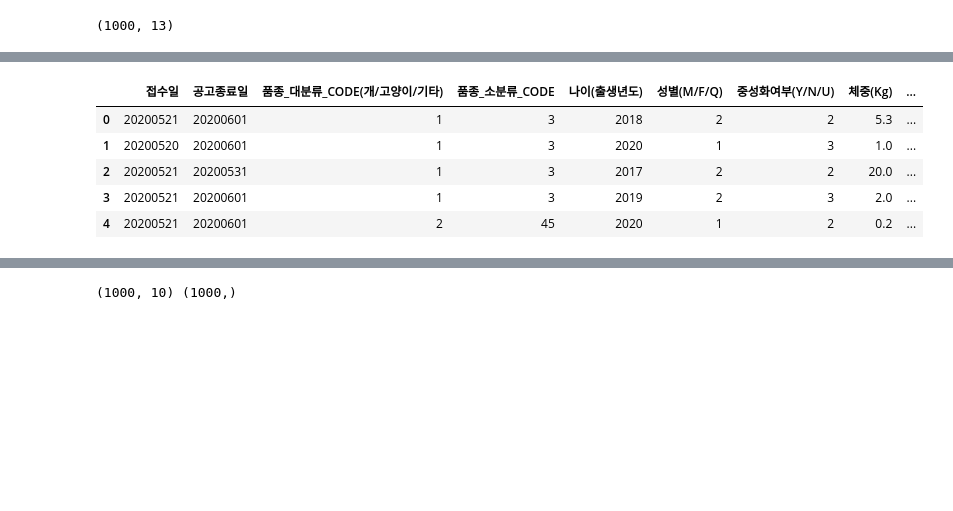
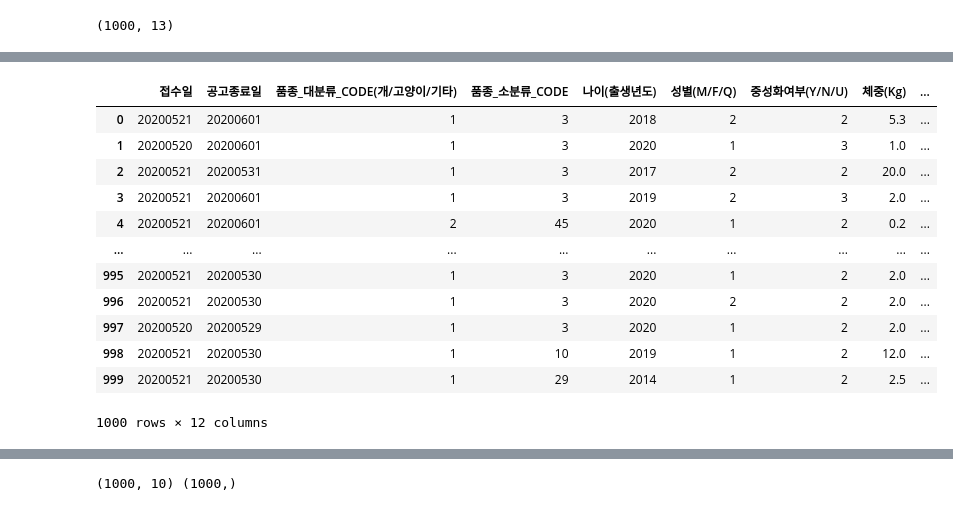
Before and after one commit to minjeong-kim-git/COALA-UNIV, a Jupyter notebook: PETTOPIA/pettopia.ipynb, the cells around one changed output, grey strips where cells are left out. Drawn from its saved outputs; the diff is of its cells as text; code cells hidden in the pictures; blank space fills up the shorter version.

```diff
--- a/PETTOPIA/pettopia.ipynb
+++ b/PETTOPIA/pettopia.ipynb
@@ -50,12 +71,19 @@ print(df.shape)
 # %%
 df.drop('공고시작일', axis = 1, inplace = True)
-df.head()
+df.fillna(0)
 # %% [output]
 |  | 접수일 | 공고종료일 | 품종_대분류_CODE(개/고양이/기타) | 품종_소분류_CODE | 나이(출생년도) | 성별(M/F/Q) | 중성화여부(Y/N/U) | 체중(Kg) | ... |
 | 0 | 20200521 | 20200601 | 1 | 3 | 2018 | 2 | 2 | 5.3 | ... |
 | 1 | 20200520 | 20200601 | 1 | 3 | 2020 | 1 | 3 | 1.0 | ... |
 | 2 | 20200521 | 20200531 | 1 | 3 | 2017 | 2 | 2 | 20.0 | ... |
 | 3 | 20200521 | 20200601 | 1 | 3 | 2019 | 2 | 3 | 2.0 | ... |
 | 4 | 20200521 | 20200601 | 2 | 45 | 2020 | 1 | 2 | 0.2 | ... |
+| ... | ... | ... | ... | ... | ... | ... | ... | ... | ... |
+| 995 | 20200521 | 20200530 | 1 | 3 | 2020 | 1 | 2 | 2.0 | ... |
+| 996 | 20200521 | 20200530 | 1 | 3 | 2020 | 2 | 2 | 2.0 | ... |
+| 997 | 20200520 | 20200529 | 1 | 3 | 2020 | 1 | 2 | 2.0 | ... |
+| 998 | 20200521 | 20200530 | 1 | 10 | 2019 | 1 | 2 | 12.0 | ... |
+| 999 | 20200521 | 20200530 | 1 | 29 | 2014 | 1 | 2 | 2.5 | ... |
+1000 rows × 12 columns
 # %%
 df.drop('공고종료일', axis = 1, inplace = True)
```
Also changed, not shown: parts of 7 cells of this notebook.
